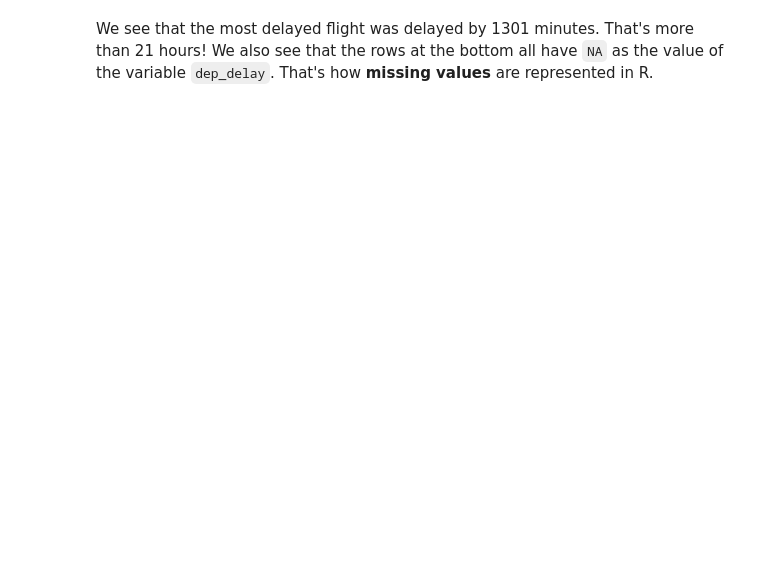
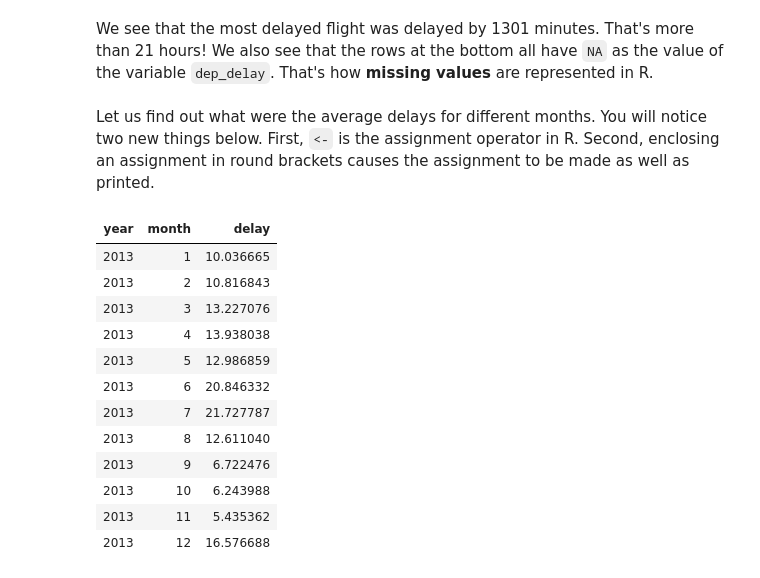
Before and after one commit to ambujtewari/stats306-fall2017, a Jupyter notebook: Lecture00.ipynb, the cells around one changed output. Drawn from its saved outputs; the diff is of its cells as text; code cells hidden in the pictures; blank space fills up the shorter version.

```diff
--- a/Lecture00.ipynb
+++ b/Lecture00.ipynb
@@ -124,3 +124,22 @@ arrange(flights, desc(dep_delay))
 | 2013 | 9 | 30 | NA | 840 | NA | NA | 1020 | NA | MQ | ... |
 # %% [markdown]
 We see that the most delayed flight was delayed by 1301 minutes. That's more than 21 hours! We also see that the rows at the bottom all have `NA` as the value of the variable `dep_delay`. That's how **missing values** are represented in R.
+# %% [markdown]
+Let us find out what were the average delays for different months. You will notice two new things below. First, `<-` is the assignment operator in R. Second, enclosing an assignment in round brackets causes the assignment to be made as well as printed.
+# %%
+by_month <- group_by(flights, year, month)
+(monthly_averages <- summarise(by_month, delay = mean(dep_delay, na.rm = TRUE)))
+# %% [output]
+| year | month | delay |
+| 2013 | 1 | 10.036665 |
+| 2013 | 2 | 10.816843 |
+| 2013 | 3 | 13.227076 |
+| 2013 | 4 | 13.938038 |
+| 2013 | 5 | 12.986859 |
+| 2013 | 6 | 20.846332 |
+| 2013 | 7 | 21.727787 |
+| 2013 | 8 | 12.611040 |
+| 2013 | 9 | 6.722476 |
+| 2013 | 10 | 6.243988 |
+| 2013 | 11 | 5.435362 |
+| 2013 | 12 | 16.576688 |
```
Also changed, not shown: parts of 1 cell of this notebook.
